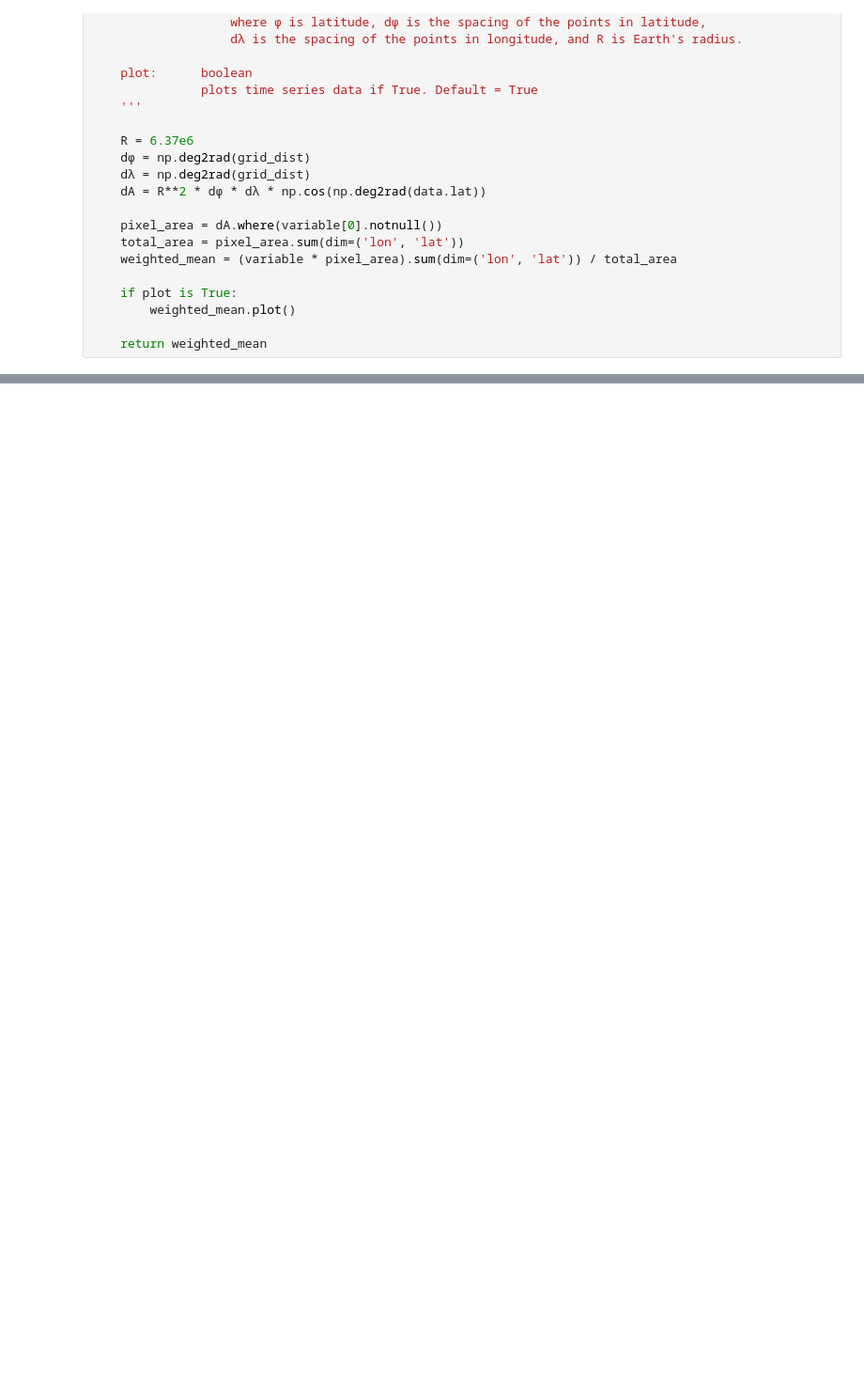
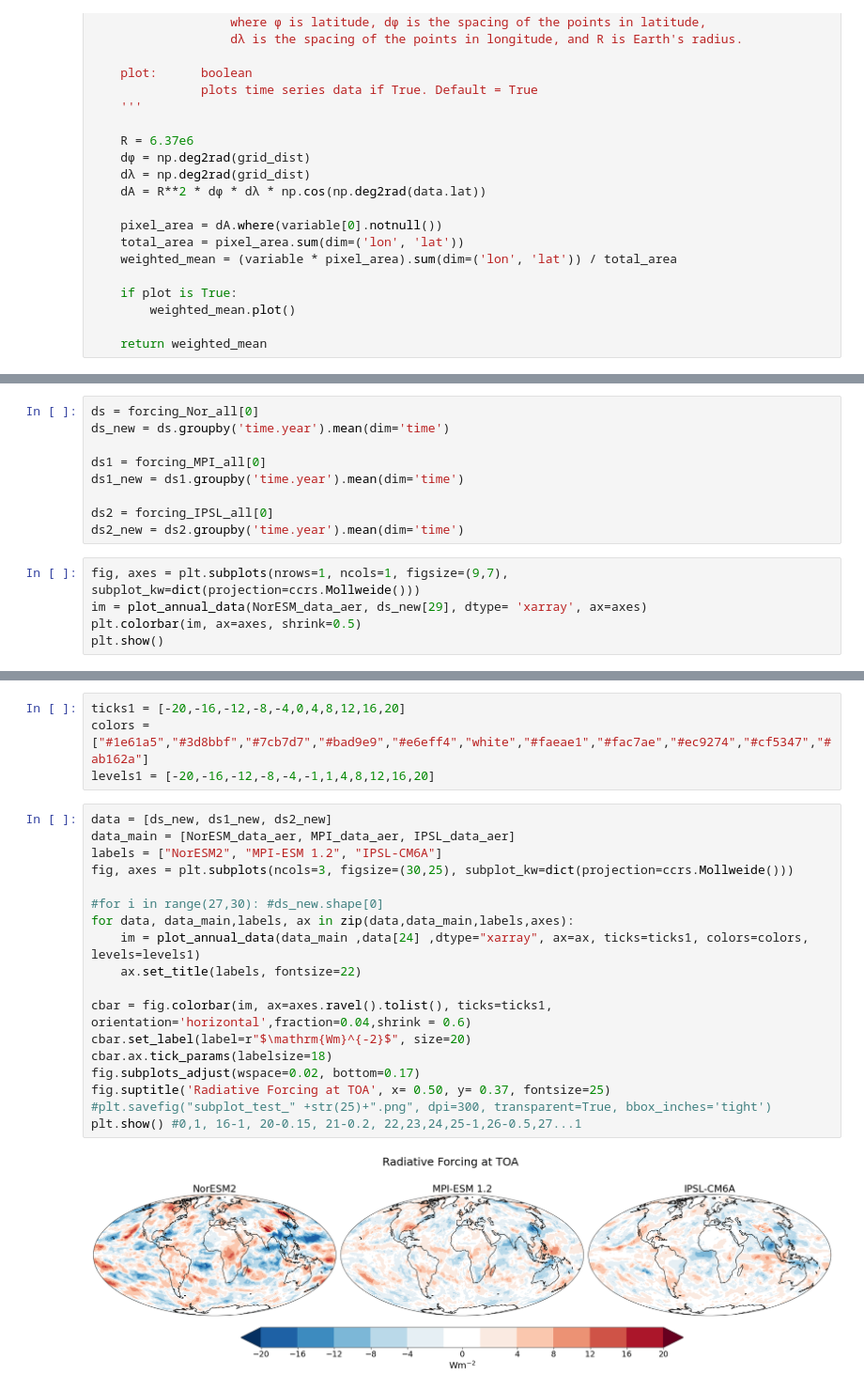
Before and after one commit to rovinapinto/radiative_forcing, a Jupyter notebook: notebooks/forcing_cdo_xarray_integration.ipynb, the cells around one changed output, grey strips where cells are left out. Shown: that part at 94% size. Cells and saved outputs as stored; diff of their text form; blank space fills up the shorter version.

```diff
--- a/notebooks/forcing_cdo_xarray_integration.ipynb
+++ b/notebooks/forcing_cdo_xarray_integration.ipynb
@@ -266,0 +375,14 @@ plot_data(dataset=data_aer, data_var=sw_forcing)
+# %%
+ds = forcing_Nor_all[0]
+ds_new = ds.groupby('time.year').mean(dim='time')
+
+ds1 = forcing_MPI_all[0]
+ds1_new = ds1.groupby('time.year').mean(dim='time')
+
+ds2 = forcing_IPSL_all[0]
+ds2_new = ds2.groupby('time.year').mean(dim='time')
+# %%
+fig, axes = plt.subplots(nrows=1, ncols=1, figsize=(9,7), subplot_kw=dict(projection=ccrs.Mollweide()))
+im = plot_annual_data(NorESM_data_aer, ds_new[29], dtype= 'xarray', ax=axes)
+plt.colorbar(im, ax=axes, shrink=0.5)
+plt.show()
@@ -266,0 +402,24 @@ plot_data(dataset=data_aer, data_var=sw_forcing)
+# %%
+ticks1 = [-20,-16,-12,-8,-4,0,4,8,12,16,20]
+colors = ["#1e61a5","#3d8bbf","#7cb7d7","#bad9e9","#e6eff4","white","#faeae1","#fac7ae","#ec9274","#cf5347","#ab162a"]
+levels1 = [-20,-16,-12,-8,-4,-1,1,4,8,12,16,20]
+# %%
+data = [ds_new, ds1_new, ds2_new]
+data_main = [NorESM_data_aer, MPI_data_aer, IPSL_data_aer]
+labels = ["NorESM2", "MPI-ESM 1.2", "IPSL-CM6A"]
+fig, axes = plt.subplots(ncols=3, figsize=(30,25), subplot_kw=dict(projection=ccrs.Mollweide()))
+
+#for i in range(27,30): #ds_new.shape[0]
+for data, data_main,labels, ax in zip(data,data_main,labels,axes):
+    im = plot_annual_data(data_main ,data[24] ,dtype="xarray", ax=ax, ticks=ticks1, colors=colors, levels=levels1)
+    ax.set_title(labels, fontsize=22)
+
+cbar = fig.colorbar(im, ax=axes.ravel().tolist(), ticks=ticks1, orientation='horizontal',fraction=0.04,shrink = 0.6)
+cbar.set_label(label=r"$\mathrm{Wm}^{-2}$", size=20)
+cbar.ax.tick_params(labelsize=18)
+fig.subplots_adjust(wspace=0.02, bottom=0.17)
+fig.suptitle('Radiative Forcing at TOA', x= 0.50, y= 0.37, fontsize=25)
+#plt.savefig("subplot_test_" +str(25)+".png", dpi=300, transparent=True, bbox_inches='tight')
+plt.show() #0,1, 16-1, 20-0.15, 21-0.2, 22,23,24,25-1,26-0.5,27...1
+# %% [output]
+[figure, added]
```
Also changed, not shown: parts of 21 cells of this notebook, 12 other files.
